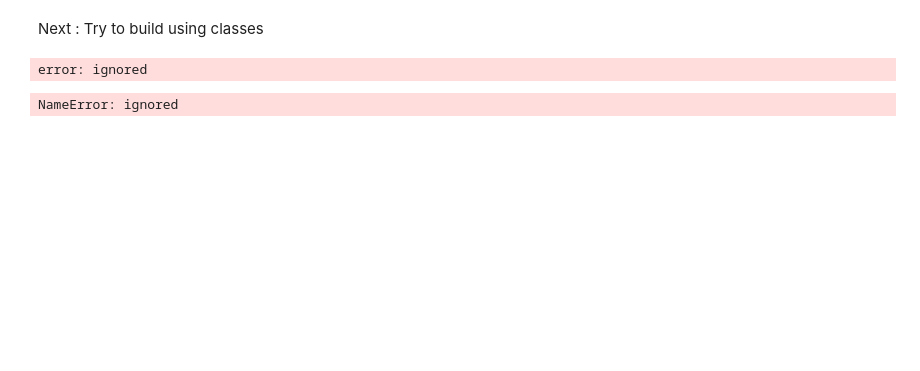
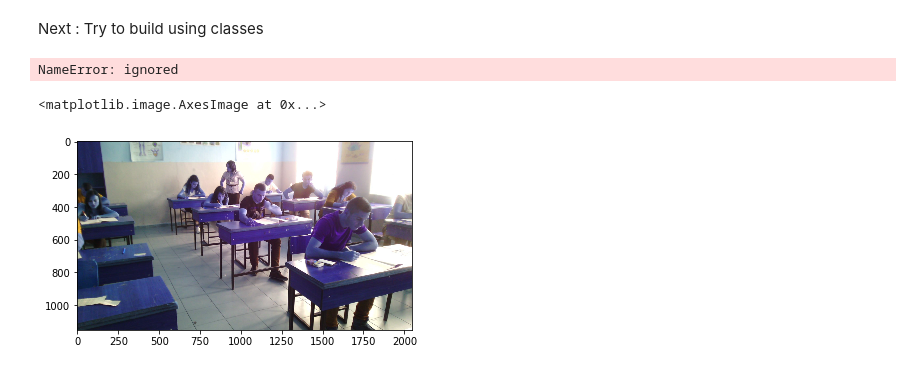
Before and after one commit to USinani/OpenCV, a Jupyter notebook: Object_detection_and_recognition.ipynb, the cells around one changed output. Drawn from its saved outputs; the diff is of its cells as text; code cells hidden in the pictures; blank space fills up the shorter version.

```diff
--- a/Object_detection_and_recognition.ipynb
+++ b/Object_detection_and_recognition.ipynb
@@ -158,27 +146,18 @@ def img_conversion(self, image):
+# %%
+plt.imshow(solution.img_conversion())
+# %% [output]
+NameError: ignored
 # %%
-
 def img_filter():
   # image = 'image.jpg'
-  img = cv.imread(image)
+  # image = cv.imread(image)
   kernel_size = (3,3)
-  gaussian_blur = cv.GaussianBlur(src = img, ksize = kernel_size, sigmaX = 0 )
-  blur = cv.blur(src = img, ksize = (3,3))
+  gaussian_blur = cv.GaussianBlur(src = image, ksize = kernel_size, sigmaX = 0 )
+  blur = cv.blur(src = image, ksize = (3,3))
 
   return gaussian_blur, blur
 
 plt.imshow(img_filter()[1])
 # %% [output]
-error: ignored
+<matplotlib.image.AxesImage at 0x...>
+[figure, added]
-# %%
-# Edge detector
-
-thresh1, thresh2 = 255, 255
-canny_edges = cv.Canny(img, thresh1, thresh2)
-
-# thresh = cv.threshold(src=img, thresh=thresh1, maxval)
-# range = cv.inRange()
-# draw_cnt = cv.drawContours()
-
-plt.imshow(canny_edges)
-# %% [output]
-NameError: ignored
```
Also changed, not shown: parts of 11 cells of this notebook.
